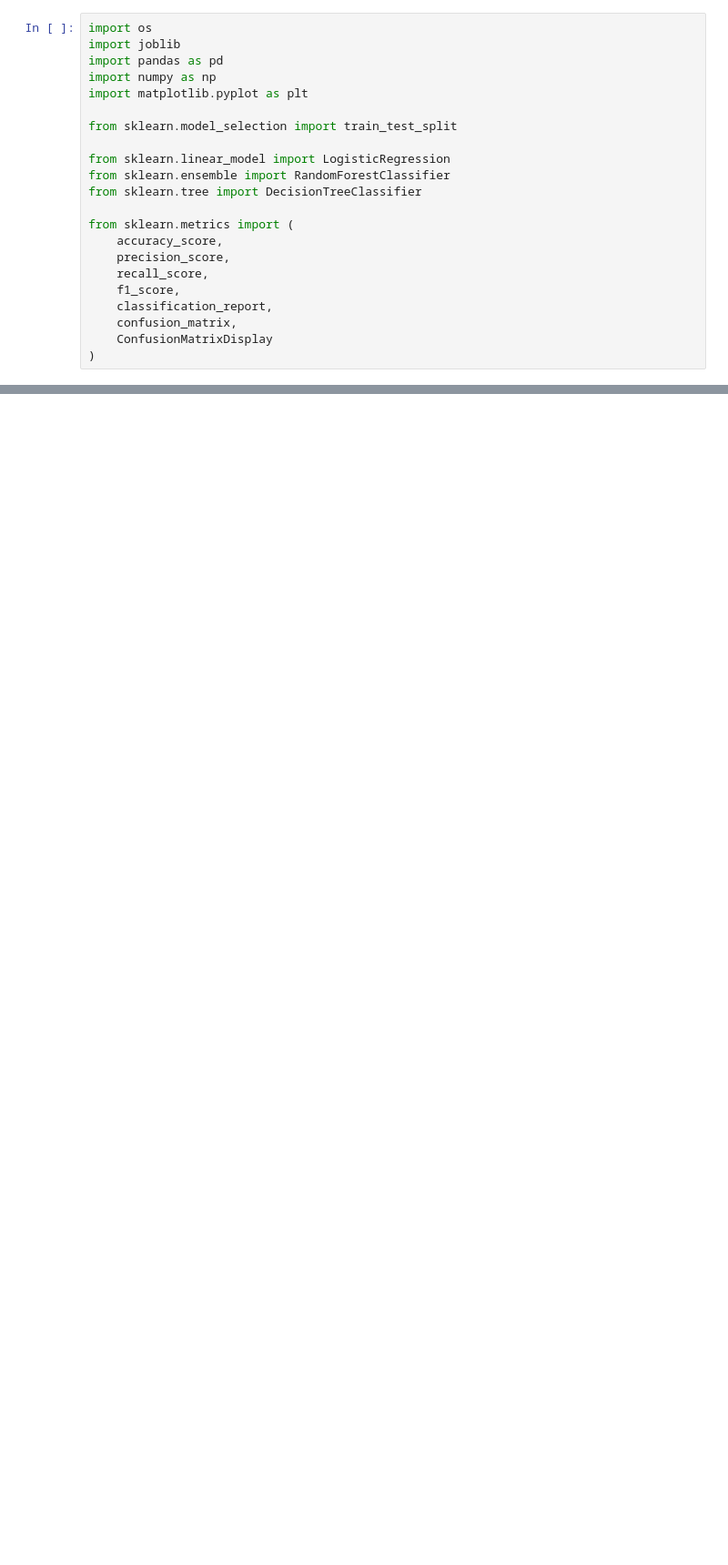
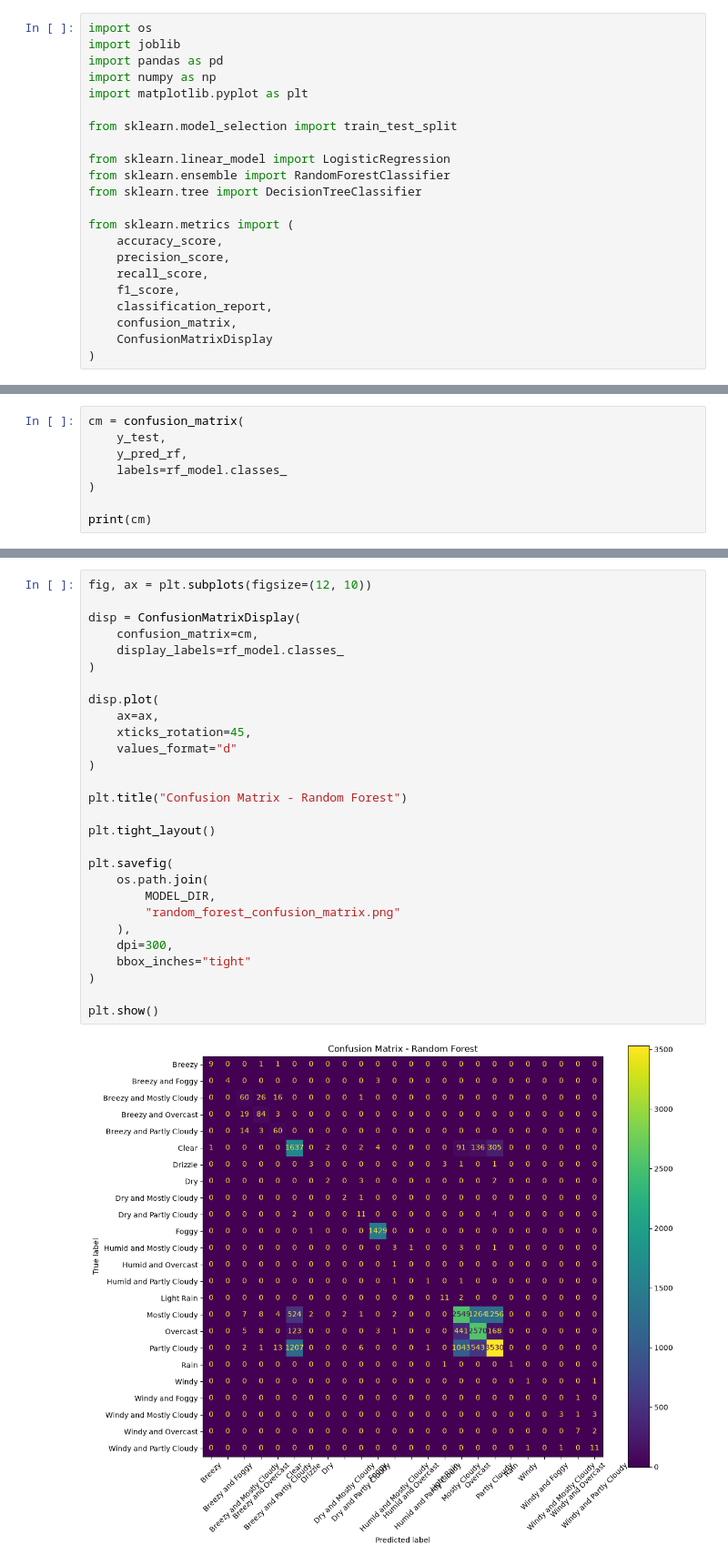
Before and after one commit to NoobNarasimharao/mlops-project-assignment, a Jupyter notebook: NoteBooks/model.ipynb, the cells around one changed output, grey strips where cells are left out. Shown at 91% size. Cells and saved outputs as stored; diff of their text form; blank space fills up the shorter version.

```diff
--- a/NoteBooks/model.ipynb
+++ b/NoteBooks/model.ipynb
@@ -338,0 +666,8 @@ print("Model results saved.")
+# %%
+cm = confusion_matrix(
+    y_test,
+    y_pred_rf,
+    labels=rf_model.classes_
+)
+
+print(cm)
@@ -338,0 +692,30 @@ print("Model results saved.")
+# %%
+fig, ax = plt.subplots(figsize=(12, 10))
+
+disp = ConfusionMatrixDisplay(
+    confusion_matrix=cm,
+    display_labels=rf_model.classes_
+)
+
+disp.plot(
+    ax=ax,
+    xticks_rotation=45,
+    values_format="d"
+)
+
+plt.title("Confusion Matrix - Random Forest")
+
+plt.tight_layout()
+
+plt.savefig(
+    os.path.join(
+        MODEL_DIR,
+        "random_forest_confusion_matrix.png"
+    ),
+    dpi=300,
+    bbox_inches="tight"
+)
+
+plt.show()
+# %% [output]
+[figure, added]
```
Also changed, not shown: parts of 41 cells of this notebook, 8 other files.
